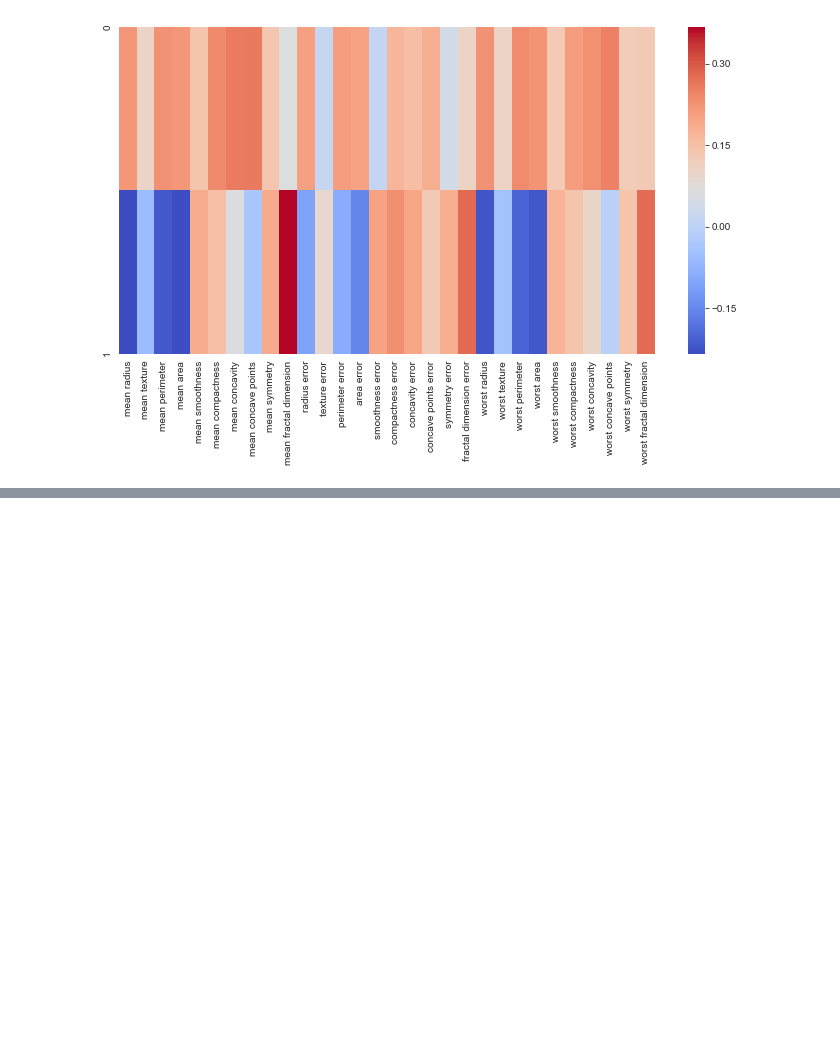
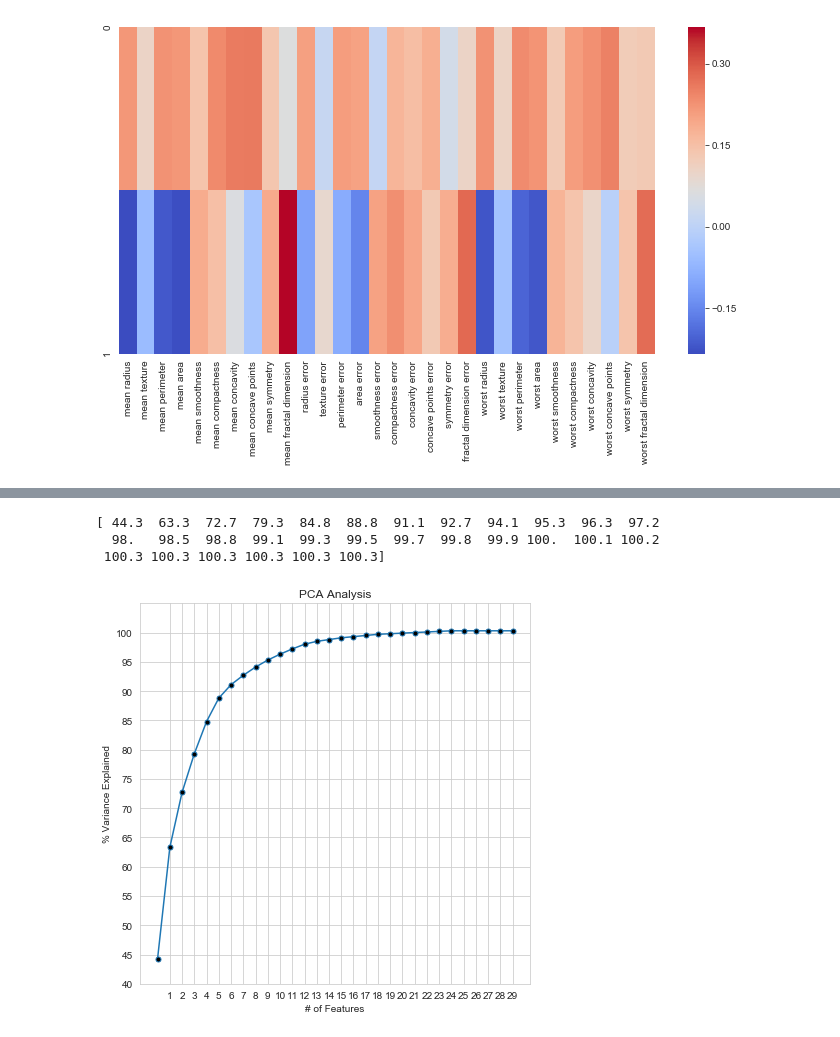
Before and after one commit to ishitashah23/learning-projects, a Jupyter notebook: PCA_Demo Sample.ipynb, the cells around one changed output, grey strips where cells are left out. Cells and saved outputs as stored; diff of their text form; code cells hidden in the pictures; blank space fills up the shorter version.

Commit message:
Principal Component Analysis
Demonstration of PCA to reduce dimensions and finding the ideal number of dimensions

```diff
--- a/PCA_Demo Sample.ipynb
+++ b/PCA_Demo Sample.ipynb
@@ -114,0 +123,5 @@ We can now use the new dataframe **(x_pca)** with reduced dimensions to train a
+# %%
+#Since we have 30 features, let us see how we can create 30 components
+pca_2 = PCA(n_components=30)
+# %%
+x_pca_2 = pca_2.fit_transform(scaled_data)
@@ -114,0 +143,19 @@ We can now use the new dataframe **(x_pca)** with reduced dimensions to train a
+# %%
+variance=np.cumsum(np.round(pca_2.explained_variance_ratio_,decimals=3)*100)
+print(variance)
+# %% [output]
+[ 44.3  63.3  72.7  79.3  84.8  88.8  91.1  92.7  94.1  95.3  96.3  97.2
+  98.   98.5  98.8  99.1  99.3  99.5  99.7  99.8  99.9 100.  100.1 100.2
+ 100.3 100.3 100.3 100.3 100.3 100.3]
+# %%
+plt.figure(figsize=(7,7))
+plt.ylabel('% Variance Explained')
+plt.xlabel('# of Features')
+plt.title('PCA Analysis')
+plt.xticks(np.arange(1,30, 1.0))
+plt.yticks(np.arange(40,105,5.0))
+plt.ylim(40,105)
+plt.plot(variance,marker='o',markersize=5,markerfacecolor='black')
+plt.show()
+# %% [output]
+[figure, added]
```
Also changed, not shown: parts of 9 cells of this notebook.
